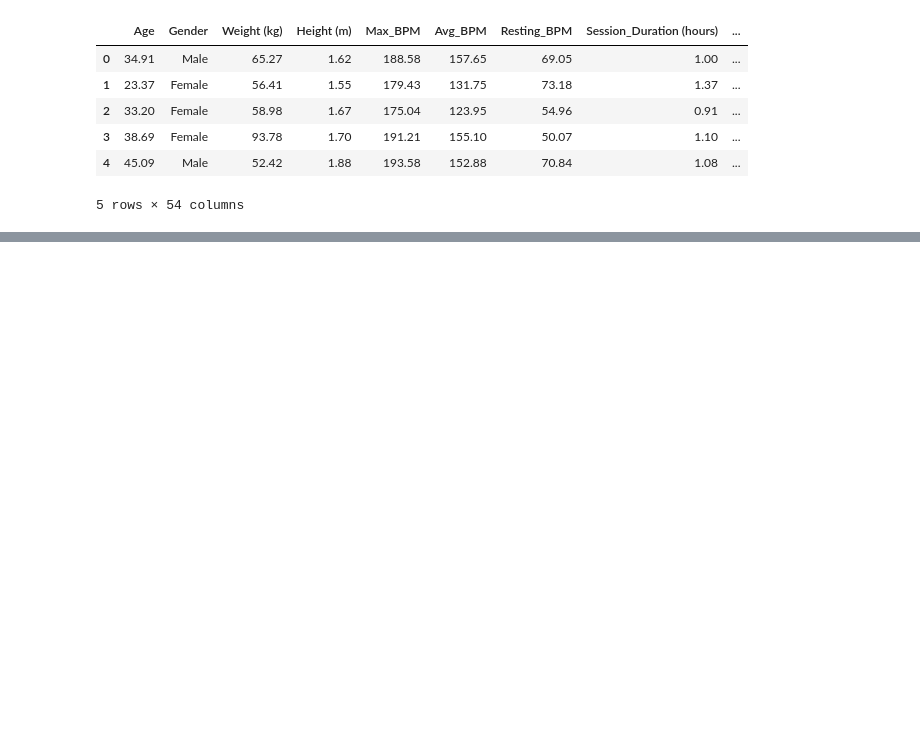
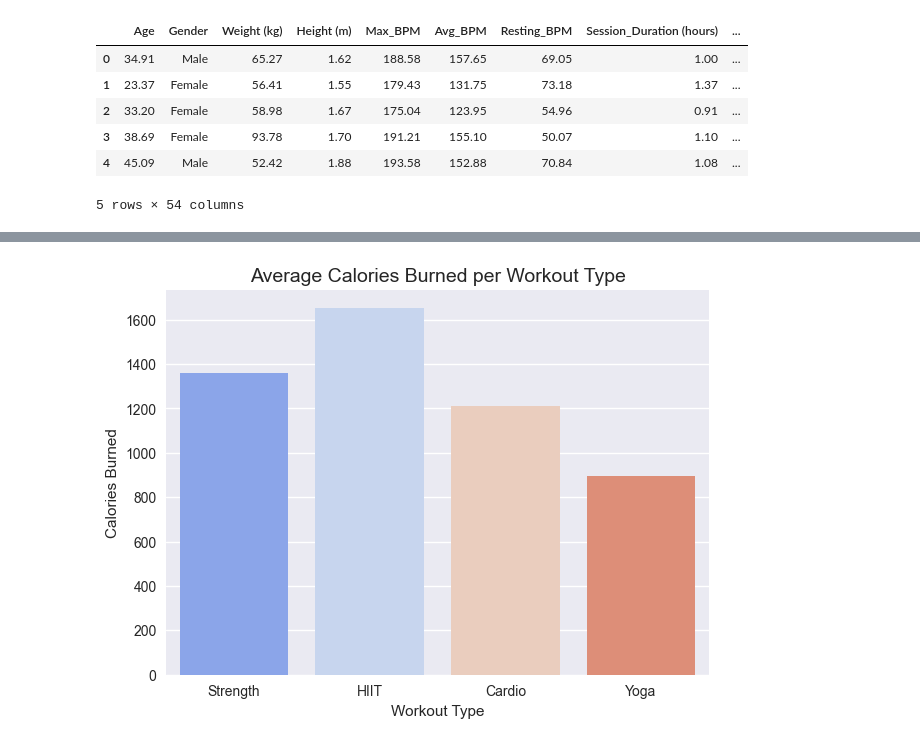
Before and after one commit to murad-02/FitLab, a Jupyter notebook: AI/Fit.ipynb, the cells around one changed output, grey strips where cells are left out. Drawn from its saved outputs; the diff is of its cells as text; code cells hidden in the pictures; blank space fills up the shorter version.

```diff
--- a/AI/Fit.ipynb
+++ b/AI/Fit.ipynb
@@ -91,0 +176,9 @@ df.columns
+# %%
+plt.figure(figsize=(7,5))
+sns.barplot(x='Workout_Type', y='Calories_Burned', data=df, palette='coolwarm', ci=None)
+plt.title('Average Calories Burned per Workout Type', fontsize=14)
+plt.xlabel('Workout Type')
+plt.ylabel('Calories Burned')
+plt.show()
+# %% [output]
+[figure, added]
```
Also changed, not shown: parts of 13 cells of this notebook.
